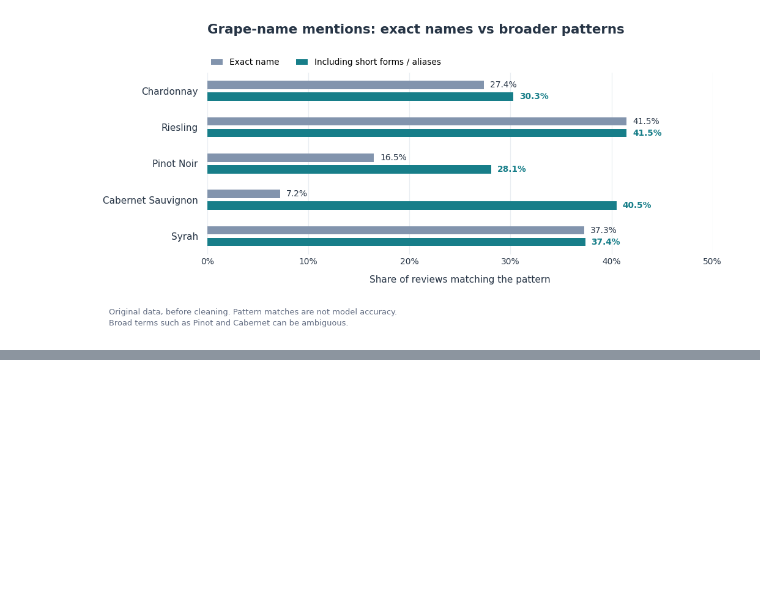
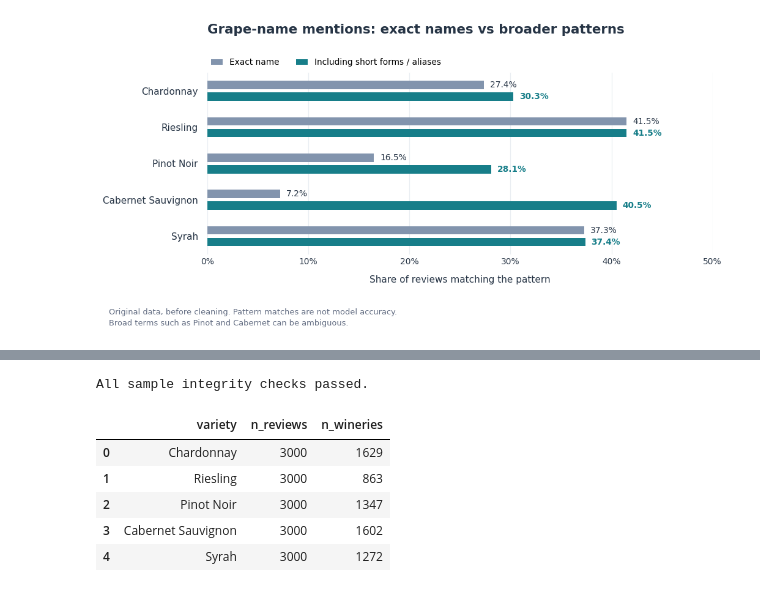
Before and after one commit to abrukhanska/dry-run, a Jupyter notebook: dry_run.ipynb, the cells around one changed output, grey strips where cells are left out. Cells and saved outputs as stored; diff of their text form; code cells hidden in the pictures; blank space fills up the shorter version.

```diff
--- a/dry_run.ipynb
+++ b/dry_run.ipynb
@@ -1047,0 +1803,80 @@ After the sample is frozen, participant 3 creates and checks the shared winery-g
+# %%
+# Section 4.6 — Normalize winery groups
+
+if PREPARE_SAMPLE:
+  sample_df["winery_group"] = (
+      sample_df["winery"]
+      .str.casefold()
+      .str.replace(r"\s+", " ", regex=True)
+      .str.strip()
+  )
+
+  # Remove temporary duplicate-detection key from the final data.
+  sample_df = sample_df.drop(
+      columns=["description_key"]
+  )
+
+  # Validate required fields.
+  assert not sample_df[REQUIRED_FIELDS].isna().any().any()
+
+  for column in REQUIRED_FIELDS:
+      assert sample_df[column].str.strip().ne("").all()
+
+  assert sample_df["winery_group"].ne("").all()
+
+  # Validate stable identifiers.
+  assert sample_df["row_id"].is_unique
+  assert sample_df["source_row"].is_unique
+  assert (
+      sample_df["row_id"] == sample_df["source_row"]
+  ).all()
+
+  # Validate class balance.
+  final_counts = (
+      sample_df["variety"]
+      .value_counts()
+      .reindex(CLASSES, fill_value=0)
+  )
+
+  assert (final_counts == n_per_class).all()
+
+  # Validate normalized description uniqueness.
+  final_description_keys = (
+      sample_df["description"]
+      .str.casefold()
+      .str.replace(r"\s+", " ", regex=True)
+      .str.strip()
+  )
+
+  assert final_description_keys.is_unique
+
+  # Inspect winery groups by variety.
+  winery_summary = (
+      sample_df.groupby("variety")
+      .agg(
+          n_reviews=("row_id", "size"),
+          n_wineries=("winery_group", "nunique")
+      )
+      .reindex(CLASSES)
+      .reset_index()
+  )
+
+  if (winery_summary["n_wineries"] < N_SPLITS).any():
+      raise ValueError(
+          "At least one variety has fewer winery groups "
+          "than the planned number of CV folds."
+      )
+
+  print("All sample integrity checks passed.")
+  display(winery_summary)
+
+else:
+  print("Skipped: using the validated frozen sample.")
+# %% [output]
+All sample integrity checks passed.
+|  | variety | n_reviews | n_wineries |
+| 0 | Chardonnay | 3000 | 1629 |
+| 1 | Riesling | 3000 | 863 |
+| 2 | Pinot Noir | 3000 | 1347 |
+| 3 | Cabernet Sauvignon | 3000 | 1602 |
+| 4 | Syrah | 3000 | 1272 |
```
Also changed, not shown: parts of 38 cells of this notebook, 14 other files.
